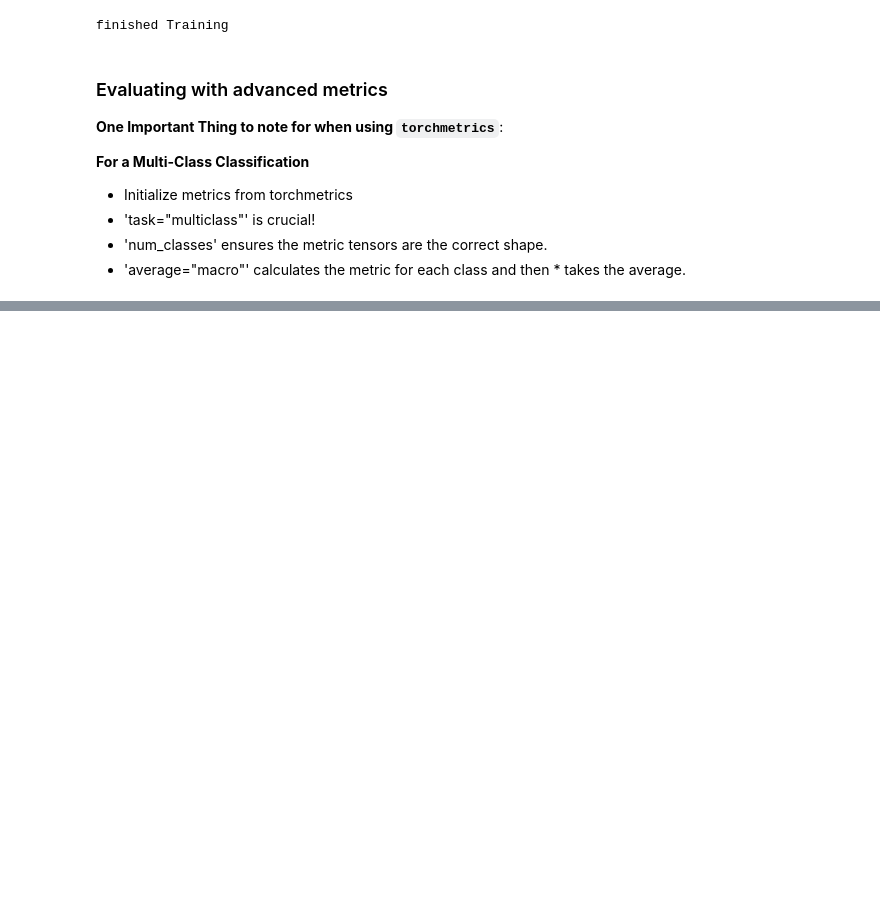
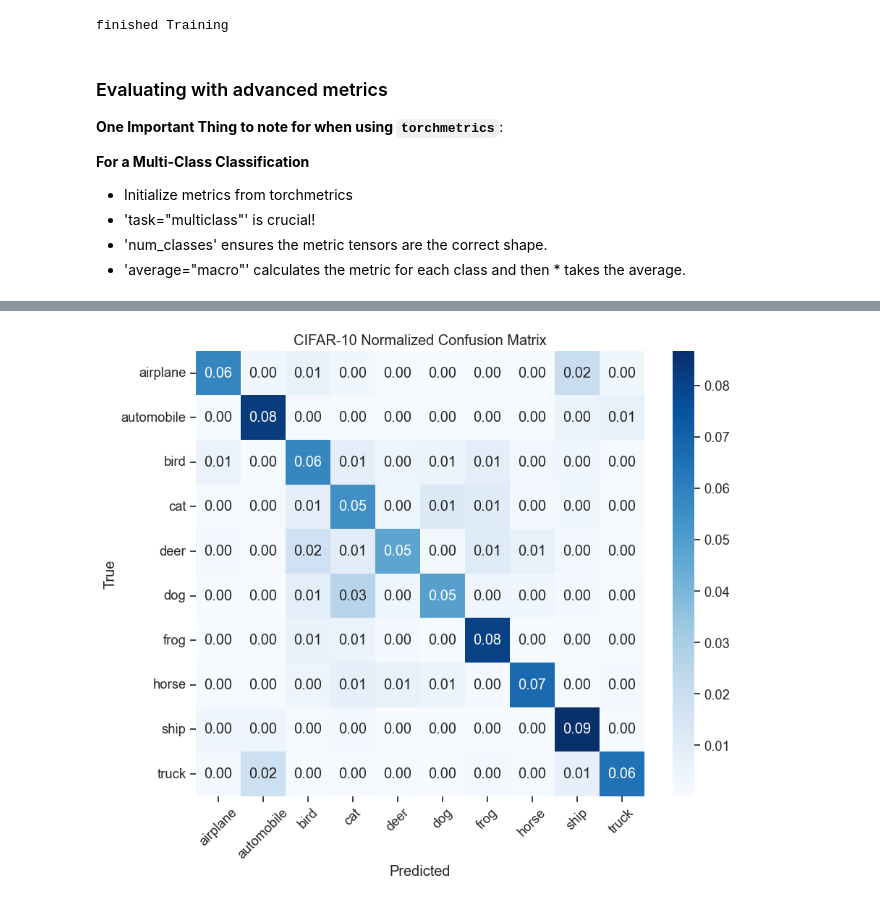
Before and after one commit to Dawood-ML/Pytorch_DUMP, a Jupyter notebook: Phase_1_Foundations/Chunk_08_Advanced_Metrics_and_Evaluation/A_Clinical_Environment/metics.ipynb, the cells around one changed output, grey strips where cells are left out. Cells and saved outputs as stored; diff of their text form; code cells hidden in the pictures; blank space fills up the shorter version.

```diff
--- a/Phase_1_Foundations/Chunk_08_Advanced_Metrics_and_Evaluation/A_Clinical_Environment/metics.ipynb
+++ b/Phase_1_Foundations/Chunk_08_Advanced_Metrics_and_Evaluation/A_Clinical_Environment/metics.ipynb
@@ -263,0 +369,39 @@ Macro F1-Score: 0.6604
+# %%
+## Intermediate
+from torchmetrics import ConfusionMatrix
+
+cm = ConfusionMatrix(task='multiclass',
+                     num_classes=10,
+                     normalize='all').to(device)
+
+with torch.no_grad():
+    for data in tqdm(test_loader, desc= "Evaluating"):
+        images, labels = data[0].to(device), data[1].to(device)
+        outputs = model(images)
+        preds = torch.argmax(outputs, dim=1)
+        cm.update(preds, labels)
+
+
+confmat = cm.compute().cpu().numpy()
+
+class_names = [
+    "airplane", "automobile", "bird", "cat", "deer",
+    "dog", "frog", "horse", "ship", "truck"
+]
+
+plt.figure(figsize=(10, 8))
+sns.heatmap(confmat,
+            annot=True,
+            fmt=".2f",
+            cmap="Blues",
+            xticklabels=class_names,
+            yticklabels=class_names)
+
+plt.xlabel("Predicted")
+plt.ylabel("True")
+plt.title("CIFAR-10 Normalized Confusion Matrix")
+plt.xticks(rotation=45)   # rotate labels for readability
+plt.yticks(rotation=0)    # keep y labels horizontal
+plt.show()
+# %% [output]
+[figure, added]
```
Also changed, not shown: parts of 5 cells of this notebook, 32 other files.
